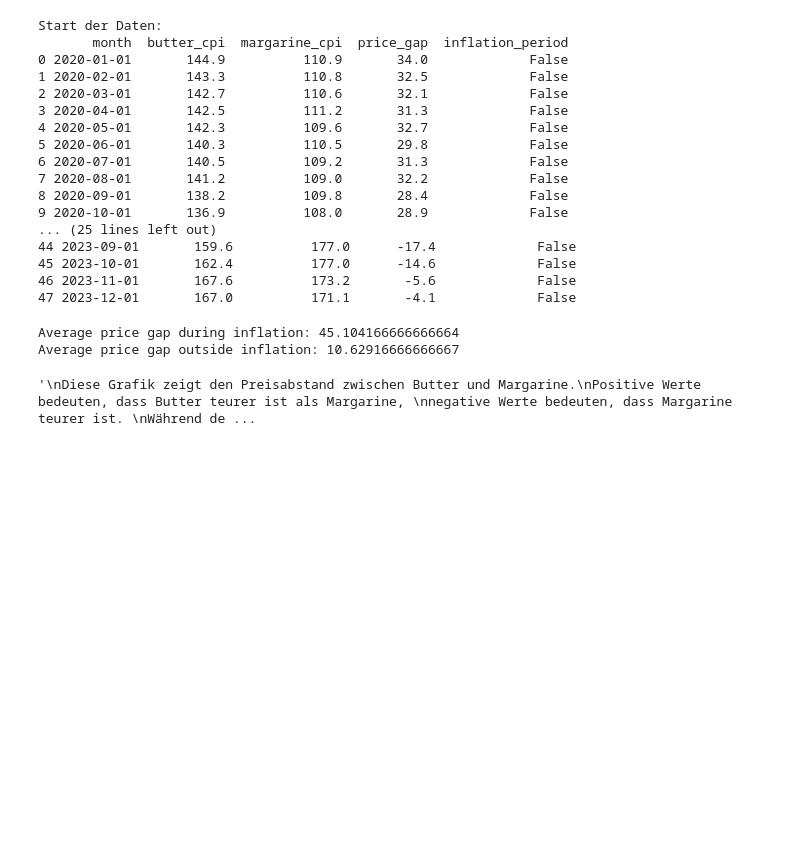
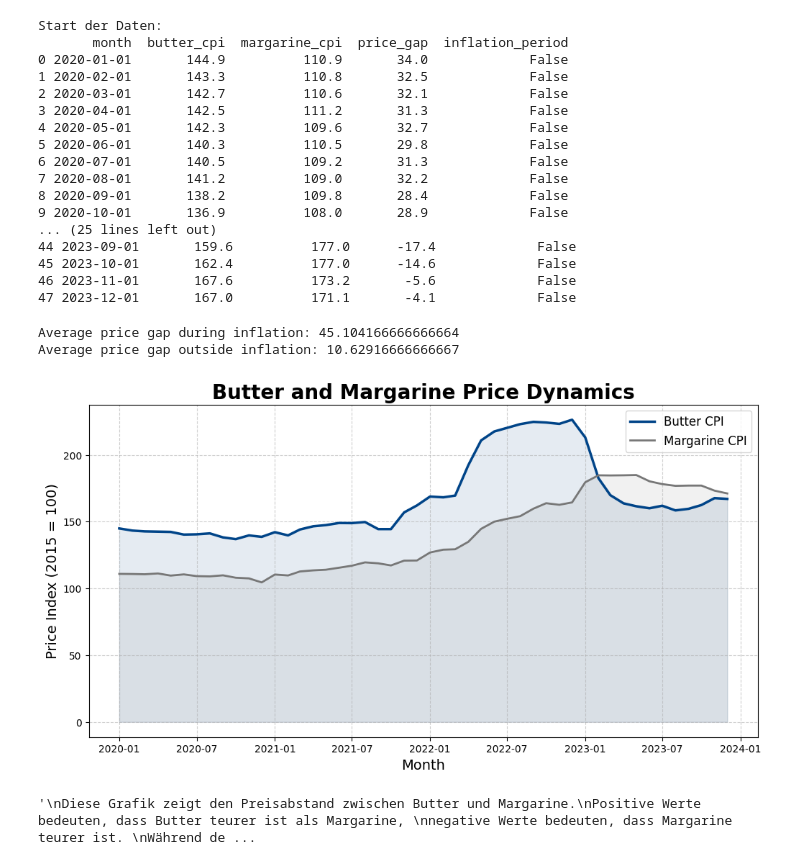
Before and after one commit to ceydadutbjk-commits/DataScienceProject, a Jupyter notebook: inflation_project/raw_data/frage2_analyse.ipynb, the cells around one changed output. Cells and saved outputs as stored; diff of their text form; code cells hidden in the pictures; blank space fills up the shorter version.

```diff
--- a/inflation_project/raw_data/frage2_analyse.ipynb
+++ b/inflation_project/raw_data/frage2_analyse.ipynb
@@ -270,6 +272,32 @@ fig.show()
 # Butter jedoch deutlich stärker.
 # Dadurch wird sichtbar, dass sich die Preisentwicklung beider
 # Produkte während hoher Inflation auseinanderbewegt.
+# %%
+# Visualisierung Poster
+import matplotlib.pyplot as plt
+
+plt.figure(figsize=(12, 6))
+
+# Linien zeichnen
+plt.plot(merged_df["month"], merged_df["butter_cpi"], label="Butter CPI", color="#004488", linewidth=2.5)
+plt.plot(merged_df["month"], merged_df["margarine_cpi"], label="Margarine CPI", color="#777777", linewidth=2)
+
+# Flächen füllen (entspricht fill="tozeroy")
+plt.fill_between(merged_df["month"], merged_df["butter_cpi"], color="#004488", alpha=0.1)
+plt.fill_between(merged_df["month"], merged_df["margarine_cpi"], color="#777777", alpha=0.1)
+
+# Poster-Optimierung
+plt.title("Butter and Margarine Price Dynamics", fontsize=20, fontweight='bold')
+plt.xlabel("Month", fontsize=14)
+plt.ylabel("Price Index (2015 = 100)", fontsize=14)
+plt.legend(fontsize=12)
+plt.grid(True, linestyle='--', alpha=0.6)
+
+# AUTOMATISCHER HD-EXPORT
+plt.savefig('RQ2_CPI_Dynamics_HD.png', dpi=300, bbox_inches='tight')
+plt.show()
+# %% [output]
+[figure, added]
 # %%
 import plotly.express as px
 
```
Also changed, not shown: parts of 4 cells of this notebook, 5 other files.
